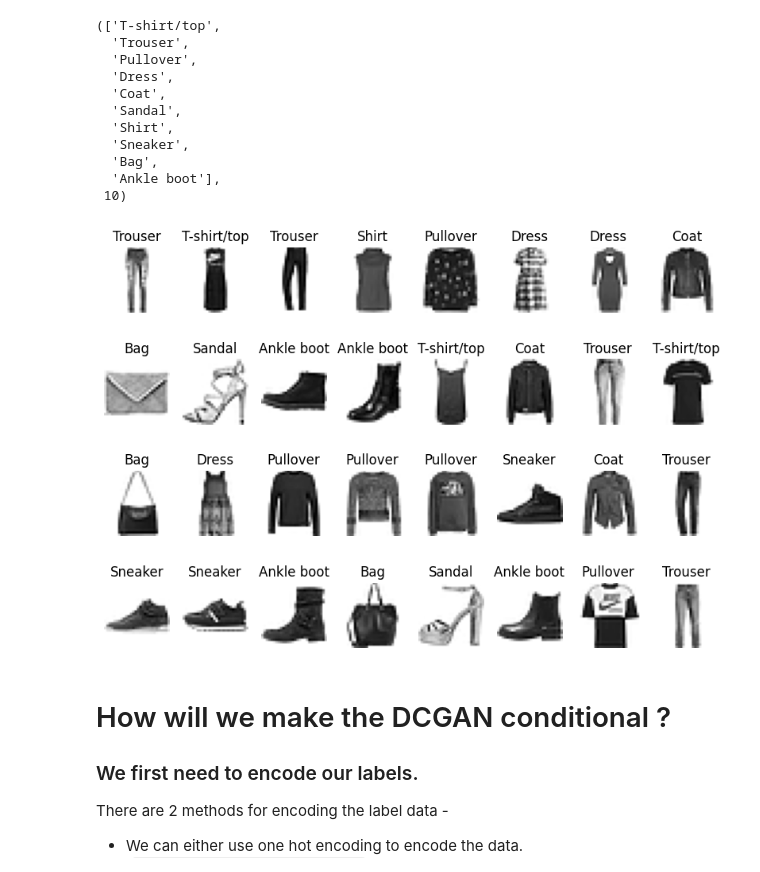
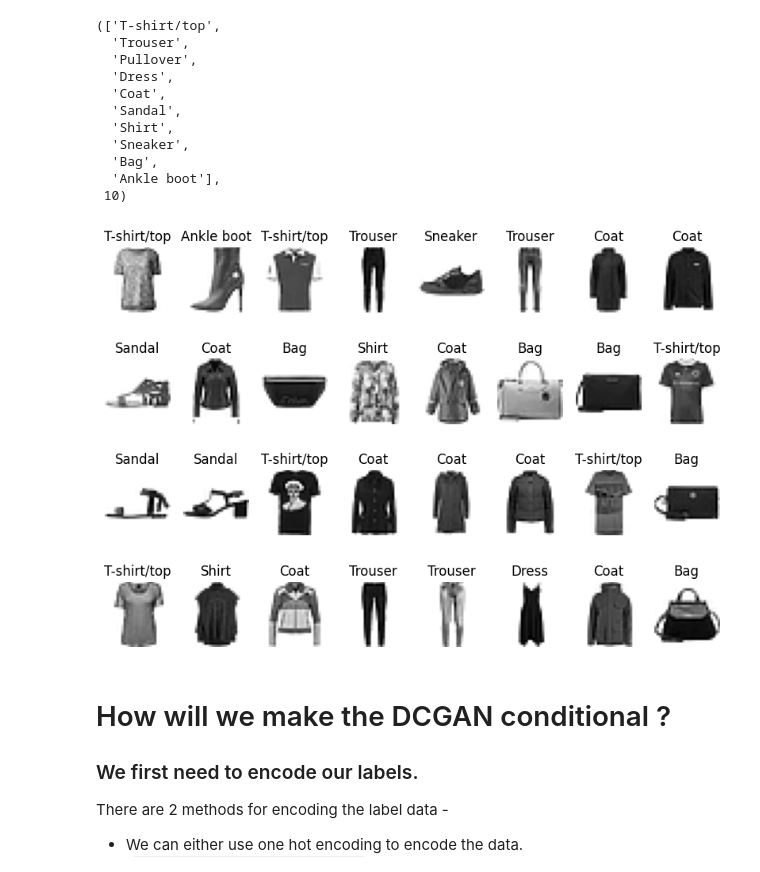
Before and after one commit to suryansh-sinha/Conditional-DCGAN, a Jupyter notebook: cDCGAN.ipynb, the cells around one changed output. Drawn from its saved outputs; the diff is of its cells as text; code cells hidden in the pictures.

```diff
--- a/cDCGAN.ipynb
+++ b/cDCGAN.ipynb
@@ -18,9 +18,12 @@ data_transform = transforms.Compose([
 # %%
 import os
 
-NUM_WORKERS = os.cpu_count()
+NUM_WORKERS = 2
 BATCH_SIZE = 32
 LATENT_SIZE = 128
+EPOCHS = 5
+LR = 0.0002
+BETAS = (0.5, 0.999)
 # %%
 # Importing the dataset and creating dataloader.
 train_dataset = datasets.FashionMNIST(root='./', train=True, transform=data_transform, download=True)
@@ -53,18 +72,19 @@ class_names, num_classes
  10)
 # %%
 import matplotlib.pyplot as plt
+
+image, label = next(iter(train_dataloader))
 
 plt.figure(figsize=(10,7))
 for i in range(BATCH_SIZE):
  plt.subplot(4, 8, 1 + i)
- image, label = next(iter(train_dataloader))
- image = image[i].permute(1, 2, 0)
+ img = image[i].permute(1, 2, 0)
  plt.title(f'{class_names[label[i].item()]}')
- plt.imshow(image, cmap='gray_r')
+ plt.imshow(img, cmap='gray_r')
  plt.axis(False)
 plt.show()
 # %% [output]
-[figure, old version]
+[figure, new version]
 # %% [markdown]
 # How will we make the DCGAN conditional ?
 
```
Also changed, not shown: parts of 16 cells of this notebook.
